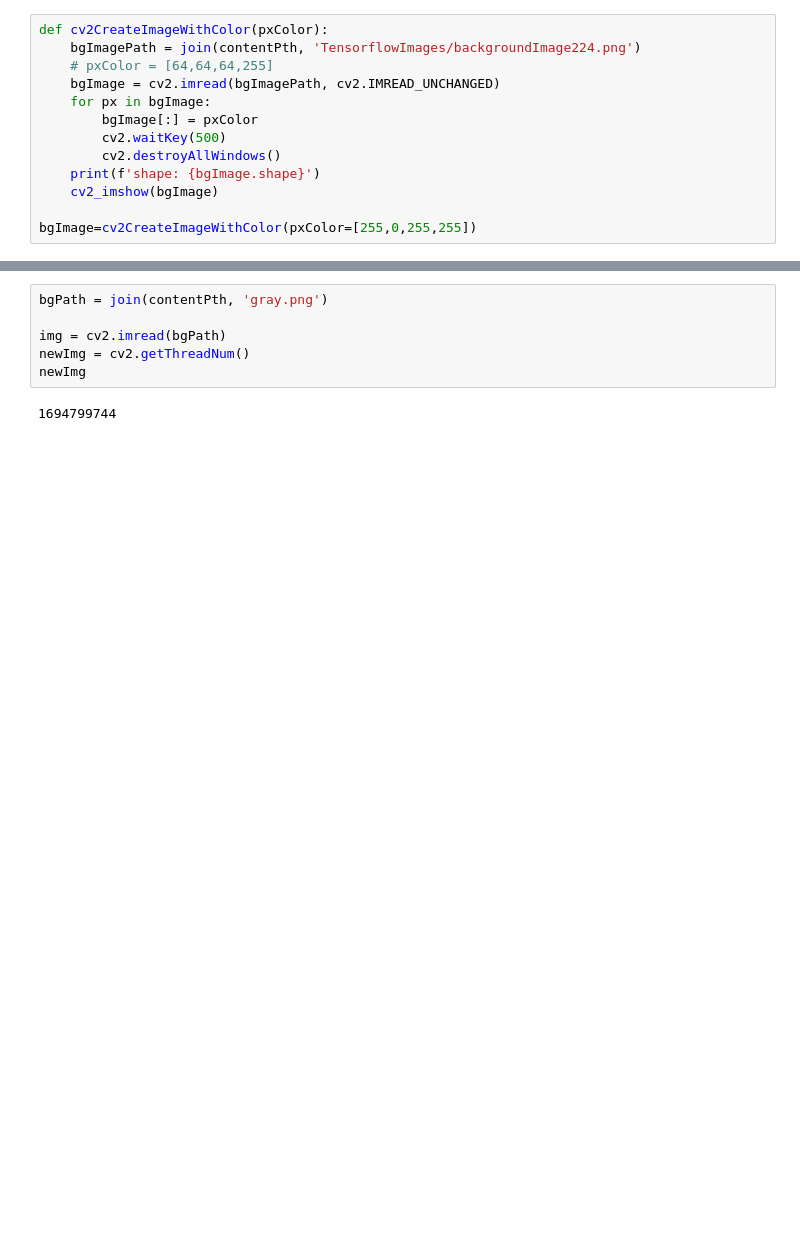
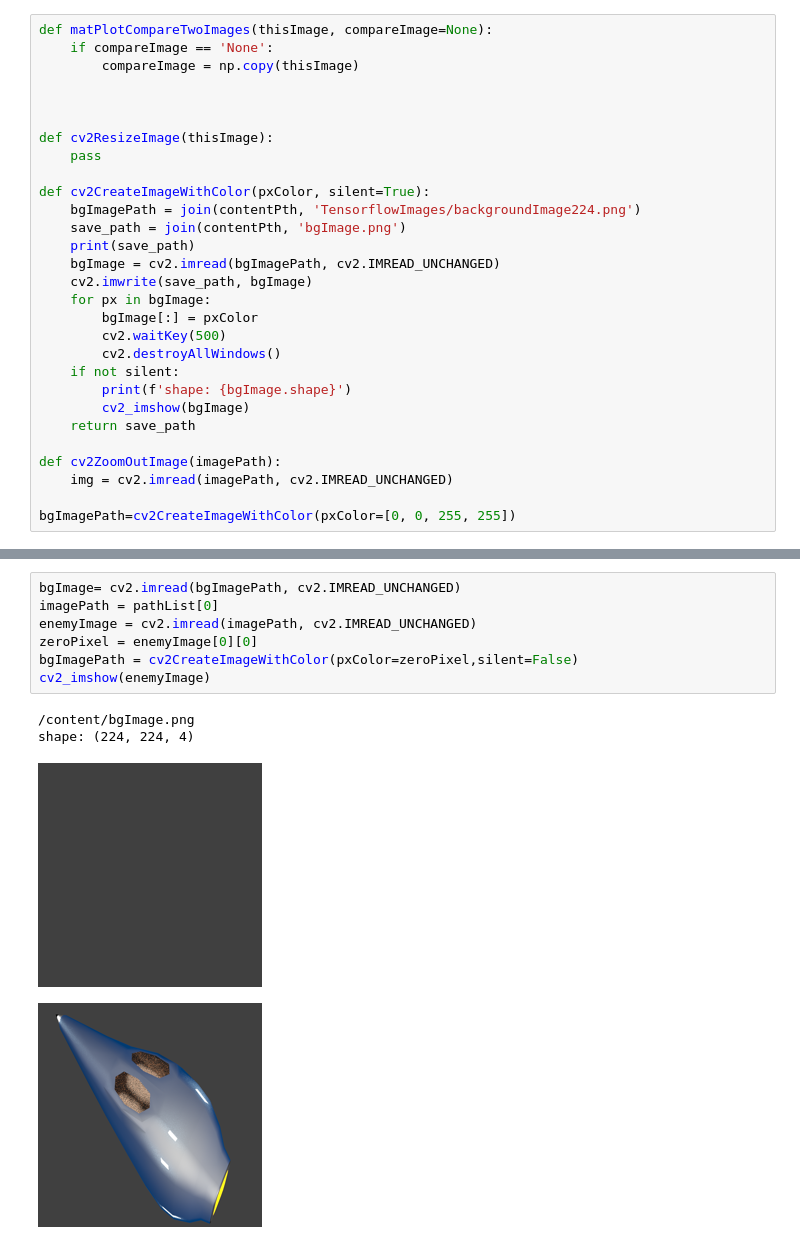
Before and after one commit to iypc-team/CurrentProject, a Jupyter notebook: CV2_Images.ipynb, the cells around one changed output, grey strips where cells are left out. Saved outputs shown, nothing was run; the diff lists cells and outputs as text; blank space fills up the shorter version.

```diff
--- a/CV2_Images.ipynb
+++ b/CV2_Images.ipynb
@@ -122,14 +104,30 @@ for path in sorted(imageGlob):
 # %%
-def cv2CreateImageWithColor(pxColor):
+def matPlotCompareTwoImages(thisImage, compareImage=None):
+    if compareImage == 'None':
+        compareImage = np.copy(thisImage)
+
+
+
+def cv2ResizeImage(thisImage):
+    pass
+
+def cv2CreateImageWithColor(pxColor, silent=True):
     bgImagePath = join(contentPth, 'TensorflowImages/backgroundImage224.png')
-    # pxColor = [64,64,64,255]
+    save_path = join(contentPth, 'bgImage.png')
+    print(save_path)
     bgImage = cv2.imread(bgImagePath, cv2.IMREAD_UNCHANGED)
+    cv2.imwrite(save_path, bgImage)
     for px in bgImage:
         bgImage[:] = pxColor
         cv2.waitKey(500)
         cv2.destroyAllWindows()
-    print(f'shape: {bgImage.shape}')
-    cv2_imshow(bgImage)
+    if not silent:
+        print(f'shape: {bgImage.shape}')
+        cv2_imshow(bgImage)
+    return save_path
 
-bgImage=cv2CreateImageWithColor(pxColor=[255,0,255,255])
+def cv2ZoomOutImage(imagePath):
+    img = cv2.imread(imagePath, cv2.IMREAD_UNCHANGED)
+
+bgImagePath=cv2CreateImageWithColor(pxColor=[0, 0, 255, 255])
 # %% [output]
@@ -204,8 +135,12 @@ cv2_imshow(img)
-# %%
-bgPath = join(contentPth, 'gray.png')
-
-img = cv2.imread(bgPath)
-newImg = cv2.getThreadNum()
-newImg
-# %% [output]
-1694799744
+# %%
+bgImage= cv2.imread(bgImagePath, cv2.IMREAD_UNCHANGED)
+imagePath = pathList[0]
+enemyImage = cv2.imread(imagePath, cv2.IMREAD_UNCHANGED)
+zeroPixel = enemyImage[0][0]
+bgImagePath = cv2CreateImageWithColor(pxColor=zeroPixel,silent=False)
+cv2_imshow(enemyImage)
+# %% [output]
+/content/bgImage.png
+shape: (224, 224, 4)
+[figure, added]
+[figure, added]
```
Also changed, not shown: parts of 5 cells of this notebook.
